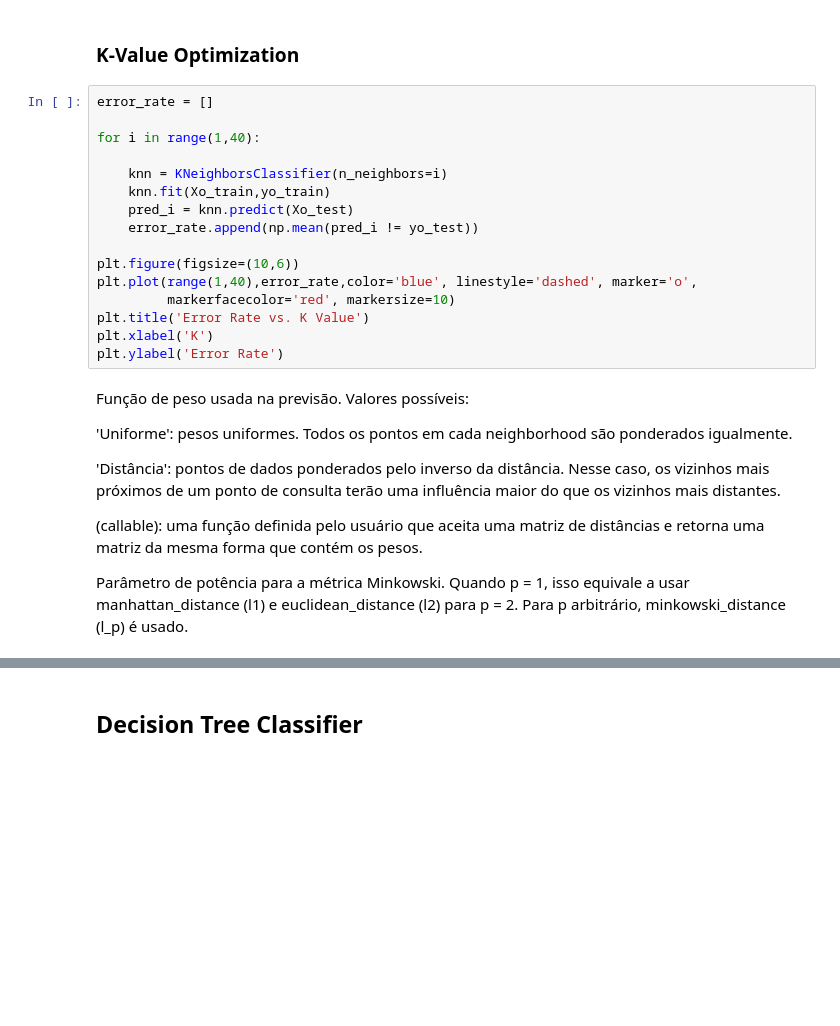
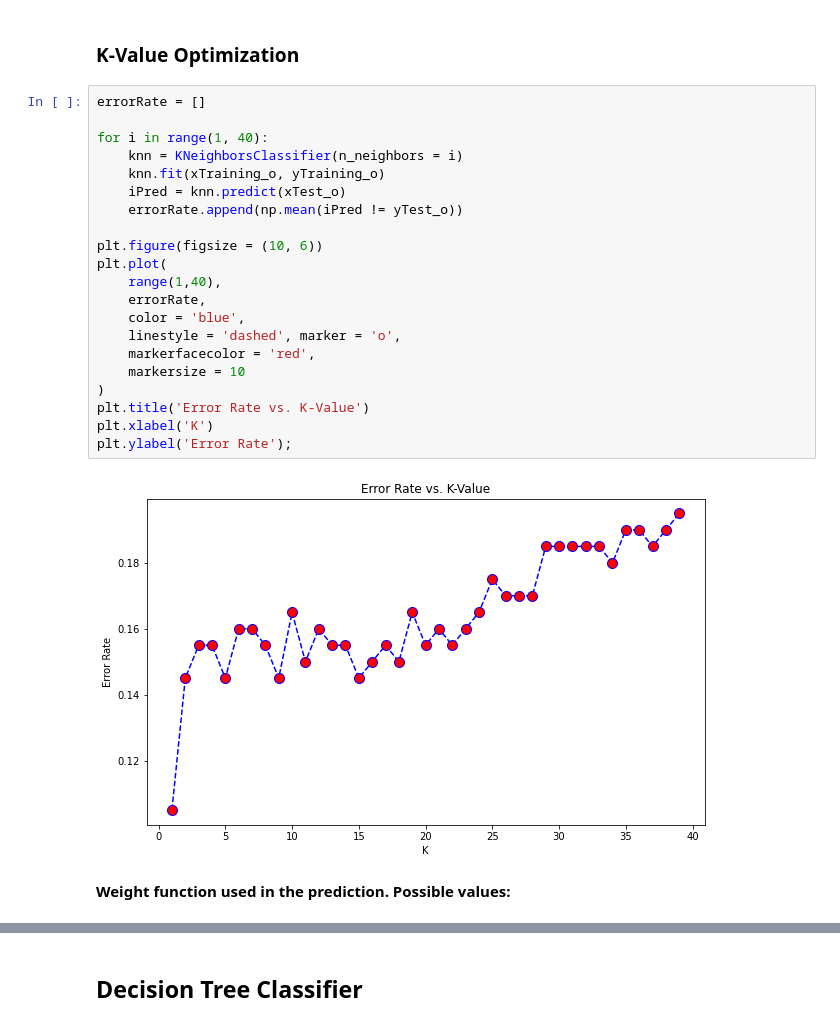
Before and after one commit to cfascina/rtaps, a Jupyter notebook: projects/diabetes-prediction/main.ipynb, the cells around one changed output, grey strips where cells are left out. Saved outputs shown, nothing was run; the diff lists cells and outputs as text; blank space fills up the shorter version.

```diff
--- a/projects/diabetes-prediction/main.ipynb
+++ b/projects/diabetes-prediction/main.ipynb
@@ -455,28 +469,27 @@ weighted avg       1.00      0.99      1.00       200
 # %% [markdown]
 ### K-Value Optimization
 # %%
-error_rate = []
+errorRate = []
 
-for i in range(1,40):
+for i in range(1, 40):
+    knn = KNeighborsClassifier(n_neighbors = i)
+    knn.fit(xTraining_o, yTraining_o)
+    iPred = knn.predict(xTest_o)
+    errorRate.append(np.mean(iPred != yTest_o))
 
-    knn = KNeighborsClassifier(n_neighbors=i)
-    knn.fit(Xo_train,yo_train)
-    pred_i = knn.predict(Xo_test)
-    error_rate.append(np.mean(pred_i != yo_test))
-
-plt.figure(figsize=(10,6))
-plt.plot(range(1,40),error_rate,color='blue', linestyle='dashed', marker='o',
-         markerfacecolor='red', markersize=10)
-plt.title('Error Rate vs. K Value')
+plt.figure(figsize = (10, 6))
+plt.plot(
+    range(1,40),
+    errorRate,
+    color = 'blue',
+    linestyle = 'dashed', marker = 'o',
+    markerfacecolor = 'red',
+    markersize = 10
+)
+plt.title('Error Rate vs. K-Value')
 plt.xlabel('K')
-plt.ylabel('Error Rate')
+plt.ylabel('Error Rate');
+# %% [output]
+[figure, added]
-# %% [markdown]
-Função de peso usada na previsão. Valores possíveis:
-
-'Uniforme': pesos uniformes. Todos os pontos em cada neighborhood são ponderados igualmente.
-
-'Distância': pontos de dados ponderados pelo inverso da distância. Nesse caso, os vizinhos mais próximos de um ponto de consulta terão uma influência maior do que os vizinhos mais distantes.
-
-(callable): uma função definida pelo usuário que aceita uma matriz de distâncias e retorna uma matriz da mesma forma que contém os pesos.
-
-Parâmetro de potência para a métrica Minkowski. Quando p = 1, isso equivale a usar manhattan_distance (l1) e euclidean_distance (l2) para p = 2. Para p arbitrário, minkowski_distance (l_p) é usado.
+# %% [markdown]
+**Weight function used in the prediction. Possible values:**
```
Also changed, not shown: parts of 47 cells of this notebook, 3 other files.
